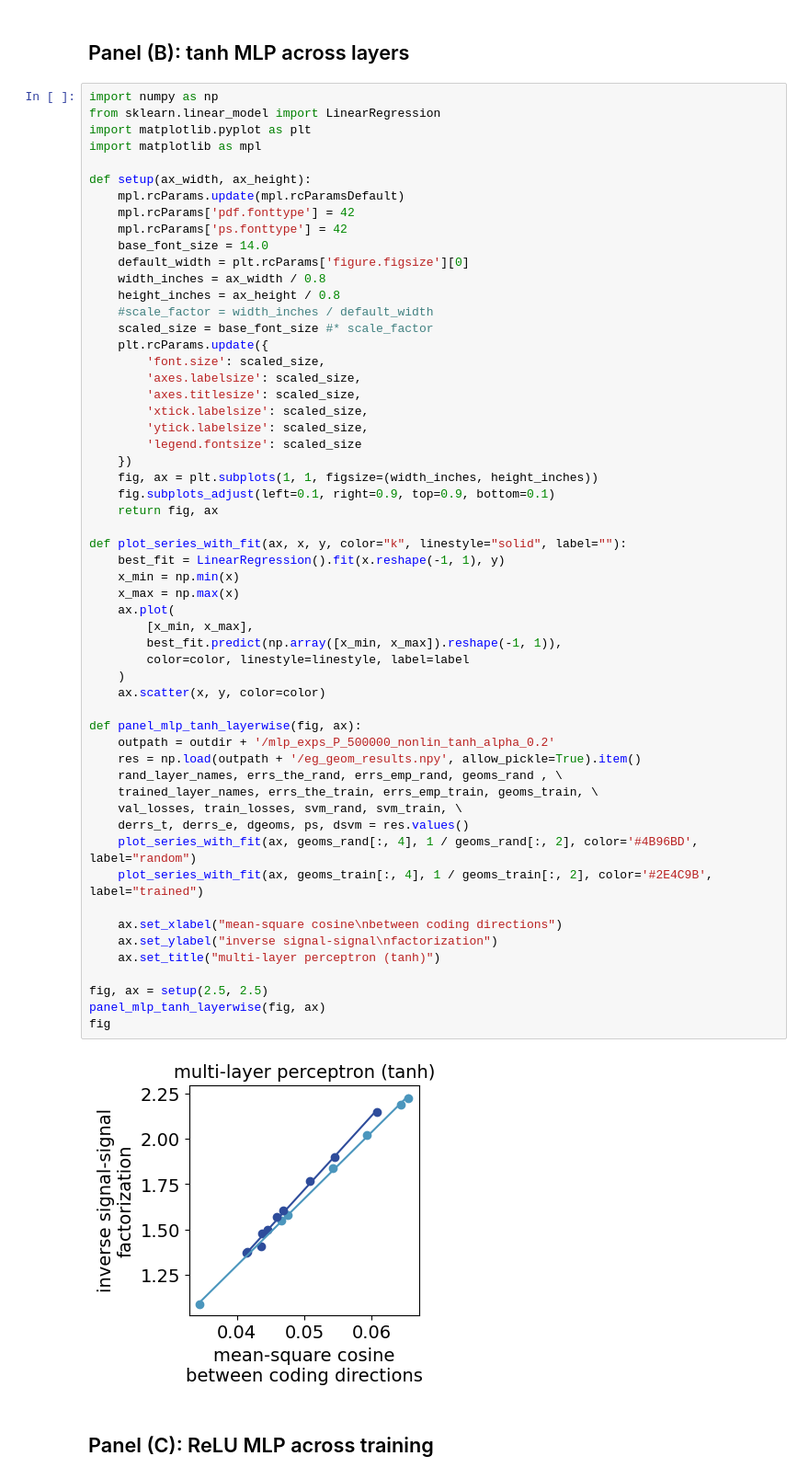
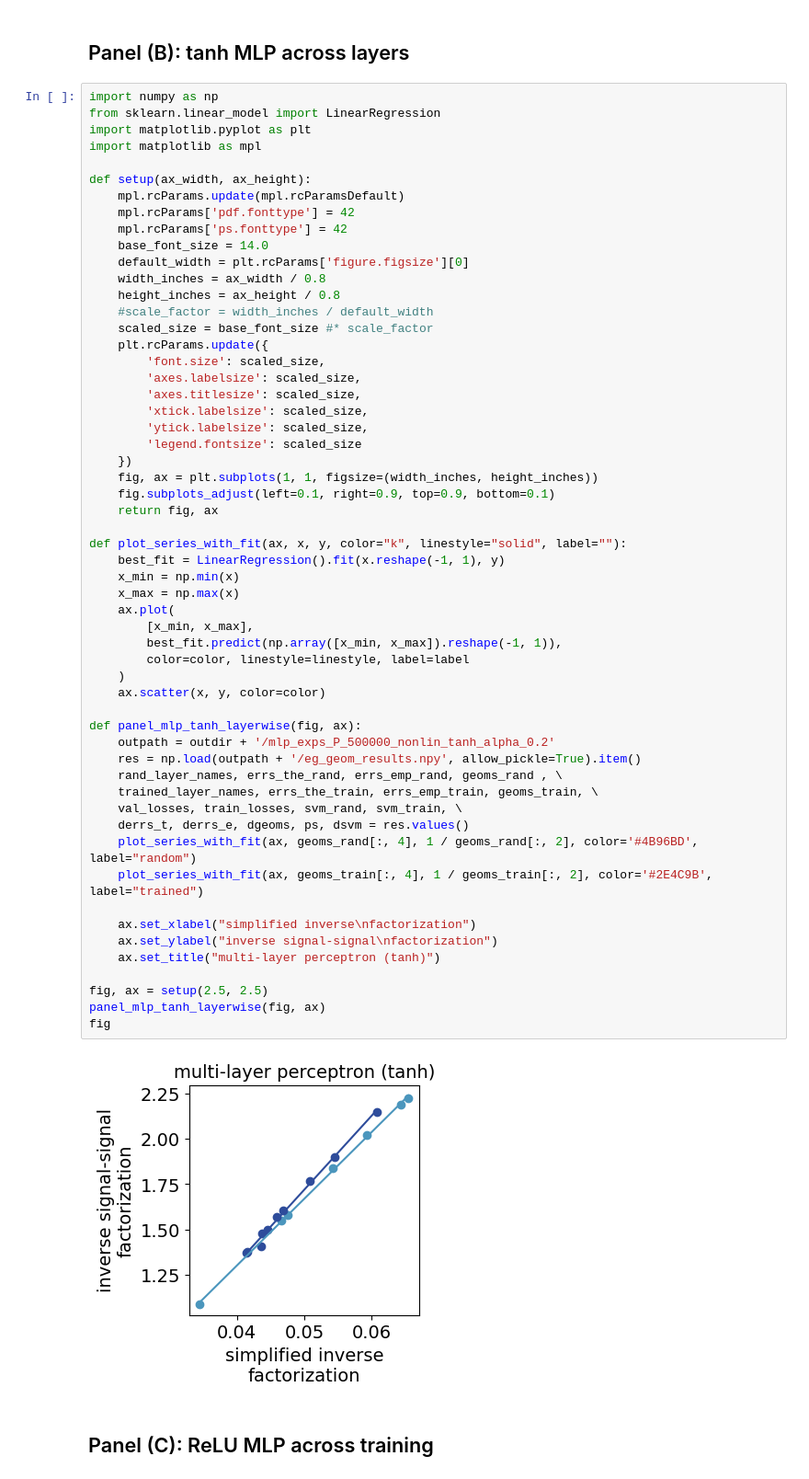
Before and after one commit to awakhloo/population_geometry_optimal_coding, a Jupyter notebook: figures/SM-factorization-fig.ipynb, the cells around one changed output. Shown: that part at 92% size. Saved outputs shown, nothing was run; the diff lists cells and outputs as text.

```diff
--- a/figures/SM-factorization-fig.ipynb
+++ b/figures/SM-factorization-fig.ipynb
@@ -102,35 +103,35 @@ def setup(ax_width, ax_height):
     return fig, ax
 
 def plot_series_with_fit(ax, x, y, color="k", linestyle="solid", label=""):
     best_fit = LinearRegression().fit(x.reshape(-1, 1), y)
     x_min = np.min(x)
     x_max = np.max(x)
     ax.plot(
         [x_min, x_max],
         best_fit.predict(np.array([x_min, x_max]).reshape(-1, 1)),
         color=color, linestyle=linestyle, label=label
     )
     ax.scatter(x, y, color=color)
 
 def panel_mlp_tanh_layerwise(fig, ax):
     outpath = outdir + '/mlp_exps_P_500000_nonlin_tanh_alpha_0.2'
     res = np.load(outpath + '/eg_geom_results.npy', allow_pickle=True).item()
     rand_layer_names, errs_the_rand, errs_emp_rand, geoms_rand , \
     trained_layer_names, errs_the_train, errs_emp_train, geoms_train, \
     val_losses, train_losses, svm_rand, svm_train, \
     derrs_t, derrs_e, dgeoms, ps, dsvm = res.values()
     plot_series_with_fit(ax, geoms_rand[:, 4], 1 / geoms_rand[:, 2], color='#4B96BD', label="random")
     plot_series_with_fit(ax, geoms_train[:, 4], 1 / geoms_train[:, 2], color='#2E4C9B', label="trained")
 
-    ax.set_xlabel("mean-square cosine\nbetween coding directions")
+    ax.set_xlabel("simplified inverse\nfactorization")
     ax.set_ylabel("inverse signal-signal\nfactorization")
     ax.set_title("multi-layer perceptron (tanh)")
 
 fig, ax = setup(2.5, 2.5)
 panel_mlp_tanh_layerwise(fig, ax)
 fig
 # %% [output]
-[figure, old version]
+[figure, new version]
 # %% [markdown]
 ## Panel (C): ReLU MLP across training
 # %%
```
Also changed, not shown: parts of 5 cells of this notebook, 1 other file.
